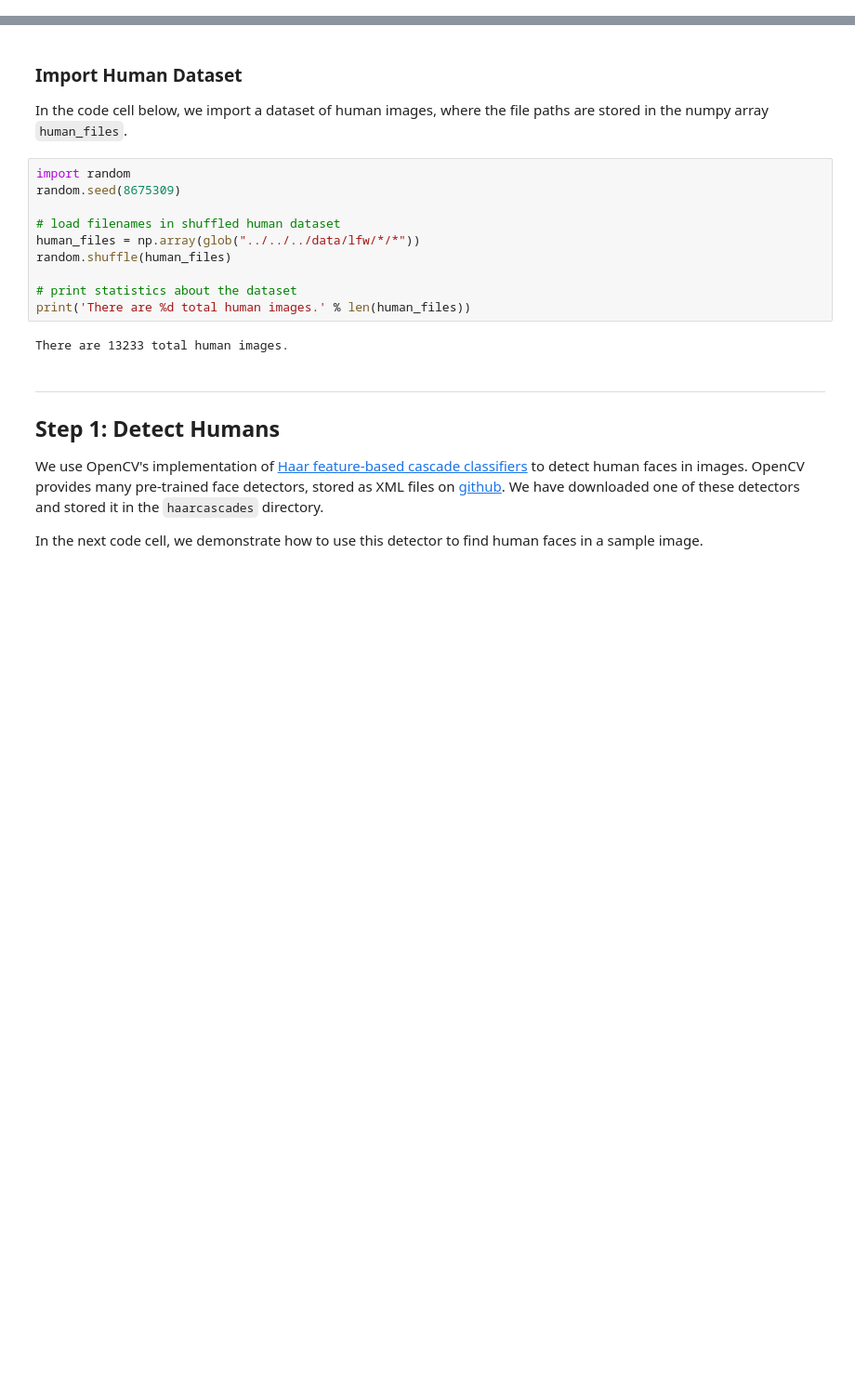
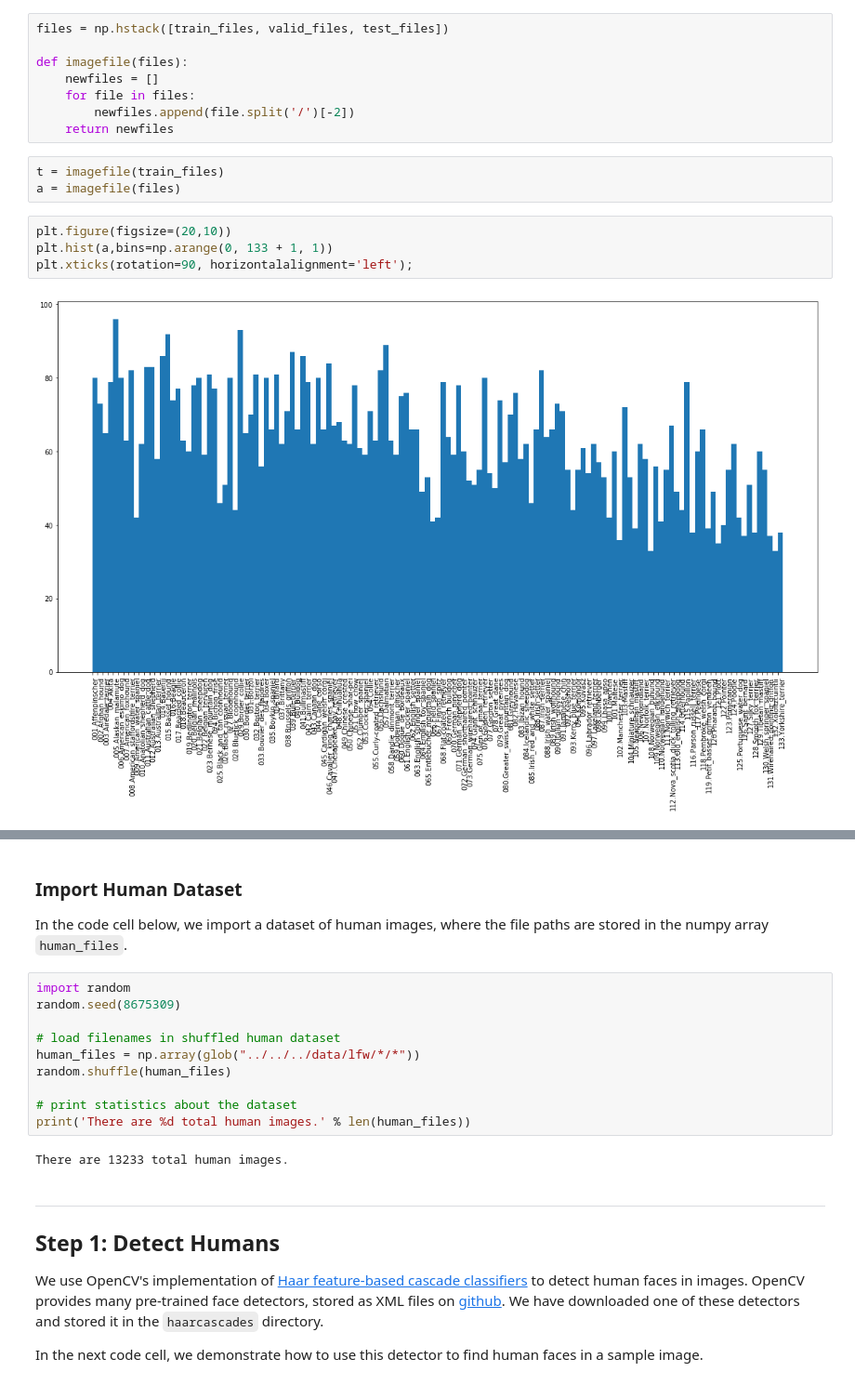
Before and after one commit to tranyuan/Dog-Breed, a Jupyter notebook: dog_app.ipynb, the cells around one changed output, grey strips where cells are left out. Shown at 93% size. Cells and saved outputs as stored; diff of their text form; blank space fills up the shorter version.

Commit message:
add plot

```diff
--- a/dog_app.ipynb
+++ b/dog_app.ipynb
@@ -91,3 +96,20 @@ There are 8351 total dog images.
 There are 6680 training dog images.
 There are 835 validation dog images.
 There are 836 test dog images.
+# %%
+files = np.hstack([train_files, valid_files, test_files])
+
+def imagefile(files):
+    newfiles = []
+    for file in files:
+        newfiles.append(file.split('/')[-2])
+    return newfiles
+# %%
+t = imagefile(train_files)
+a = imagefile(files)
+# %%
+plt.figure(figsize=(20,10))
+plt.hist(a,bins=np.arange(0, 133 + 1, 1))
+plt.xticks(rotation=90, horizontalalignment='left');
+# %% [output]
+[figure, added]
```
Also changed, not shown: parts of 24 cells of this notebook, 1 other file.
